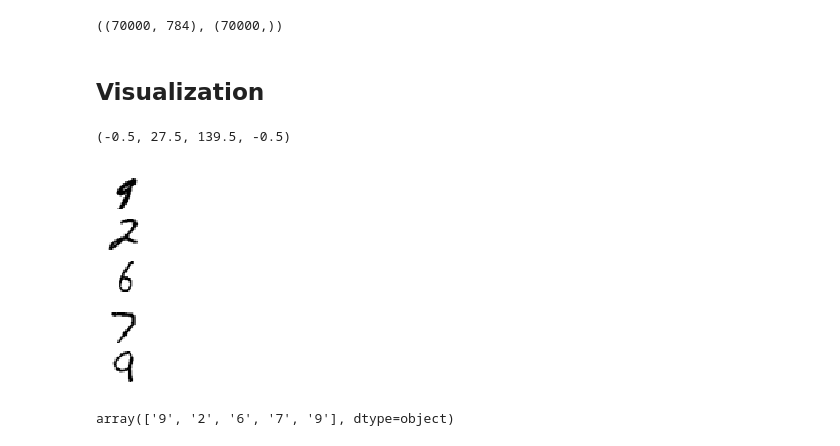
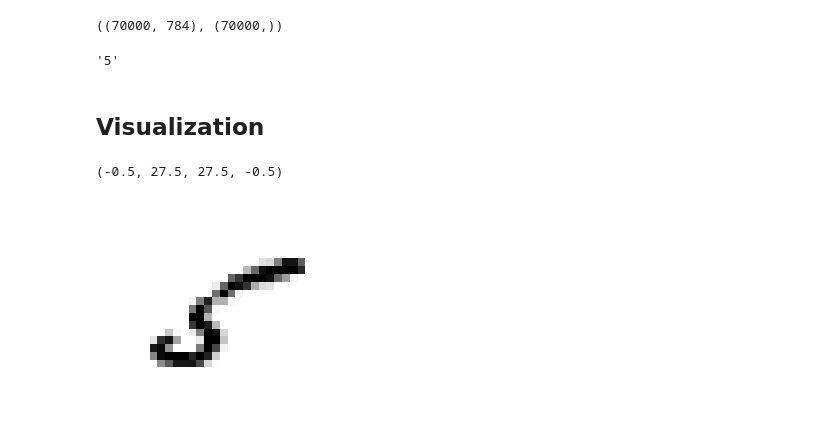
Before and after one commit to JakubTomaszewski/HandsOnML, a Jupyter notebook: MNIST/mnist_classification.ipynb, the cells around one changed output. Cells and saved outputs as stored; diff of their text form; code cells hidden in the pictures.

```diff
--- a/MNIST/mnist_classification.ipynb
+++ b/MNIST/mnist_classification.ipynb
@@ -28,22 +30,23 @@ X, y = mnist['data'], mnist['target']
 X.shape, y.shape
 # %% [output]
 ((70000, 784), (70000,))
+# %%
+y[11]
+# %% [output]
+'5'
+# %%
+some_digit = X[11]
 # %% [markdown]
 ## Visualization
 # %%
 import matplotlib
 import matplotlib.pyplot as plt
 %matplotlib inline
 
-some_digit = X[36000:36005]
 some_digit_img = some_digit.reshape(-1, 28)
 
 plt.imshow(some_digit_img, cmap=matplotlib.cm.binary, interpolation='nearest')
 plt.axis('off')
 # %% [output]
-(-0.5, 27.5, 139.5, -0.5)
+(-0.5, 27.5, 27.5, -0.5)
-[figure, old version]
+[figure, new version]
-# %%
-y[36000:36005]
-# %% [output]
-array(['9', '2', '6', '7', '9'], dtype=object)
```
Also changed, not shown: parts of 57 cells of this notebook.
